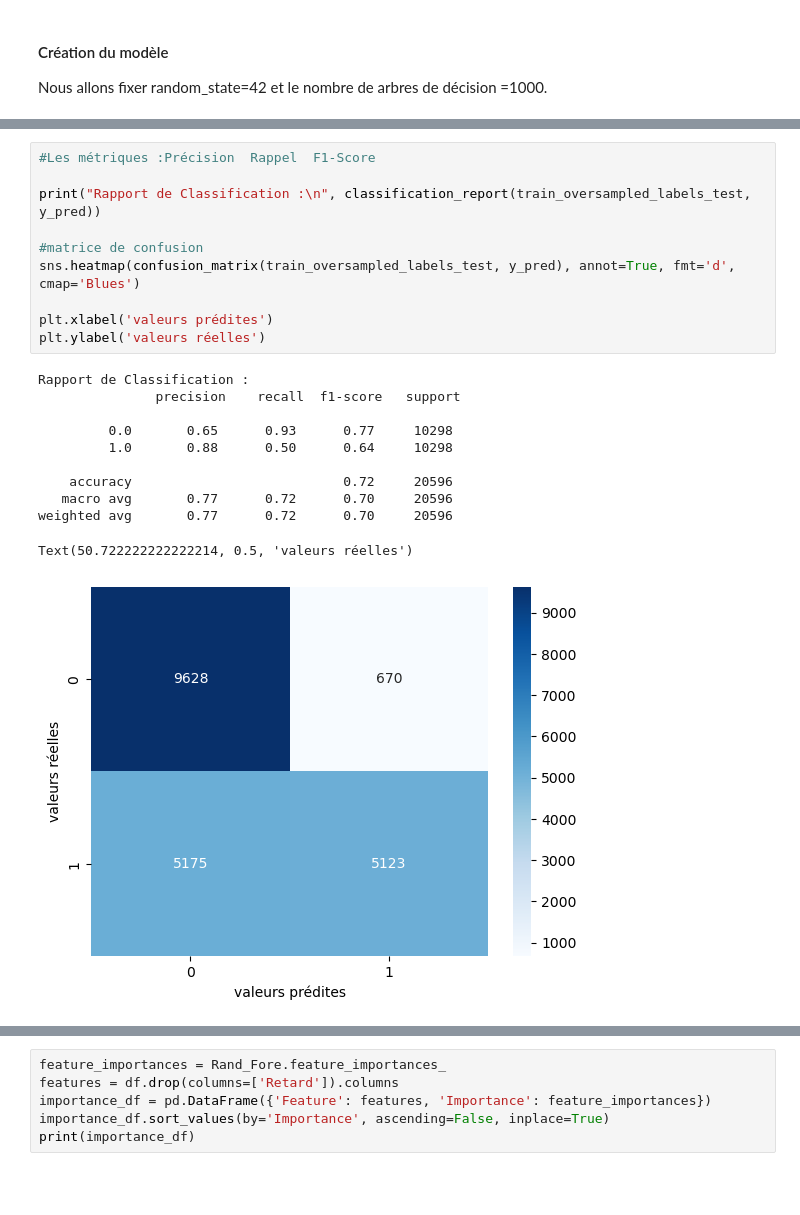
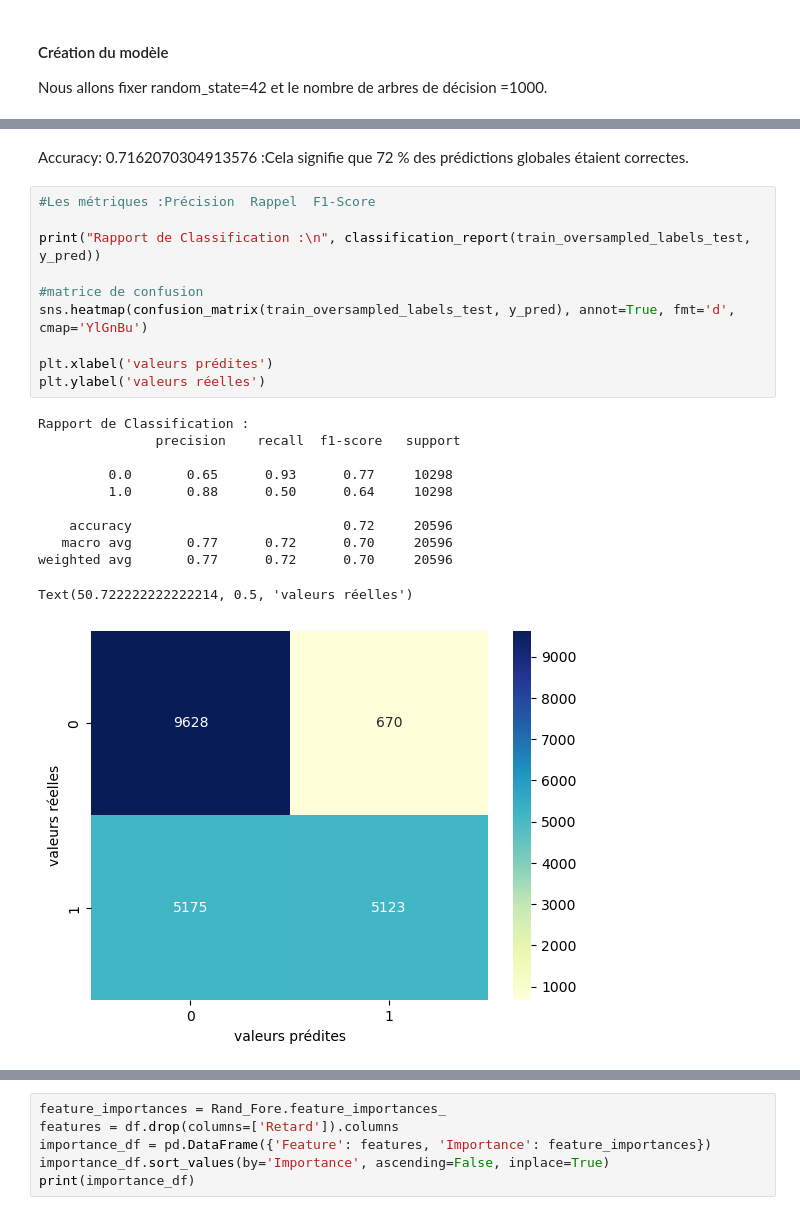
Before and after one commit to OUALYoss/Projet_Python-pour-la-data-science, a Jupyter notebook: Modélisation.ipynb, the cells around one changed output, grey strips where cells are left out. Saved outputs shown, nothing was run; the diff lists cells and outputs as text; blank space fills up the shorter version.

```diff
--- a/Modélisation.ipynb
+++ b/Modélisation.ipynb
@@ -447,22 +447,24 @@ Accuracy: 0.7162070304913576
+# %% [markdown]
+Accuracy: 0.7162070304913576 :Cela signifie que 72 % des prédictions globales étaient correctes.
 # %%
 #Les métriques :Précision  Rappel  F1-Score
 
 print("Rapport de Classification :\n", classification_report(train_oversampled_labels_test, y_pred))
 
 #matrice de confusion
-sns.heatmap(confusion_matrix(train_oversampled_labels_test, y_pred), annot=True, fmt='d', cmap='Blues')
+sns.heatmap(confusion_matrix(train_oversampled_labels_test, y_pred), annot=True, fmt='d', cmap='YlGnBu')
 
 plt.xlabel('valeurs prédites')
 plt.ylabel('valeurs réelles')
 # %% [output]
 Rapport de Classification :
                precision    recall  f1-score   support
 
          0.0       0.65      0.93      0.77     10298
          1.0       0.88      0.50      0.64     10298
 
     accuracy                           0.72     20596
    macro avg       0.77      0.72      0.70     20596
 weighted avg       0.77      0.72      0.70     20596
 Text(50.722222222222214, 0.5, 'valeurs réelles')
-[figure, old version]
+[figure, new version]
```
Also changed, not shown: parts of 3 cells of this notebook.
